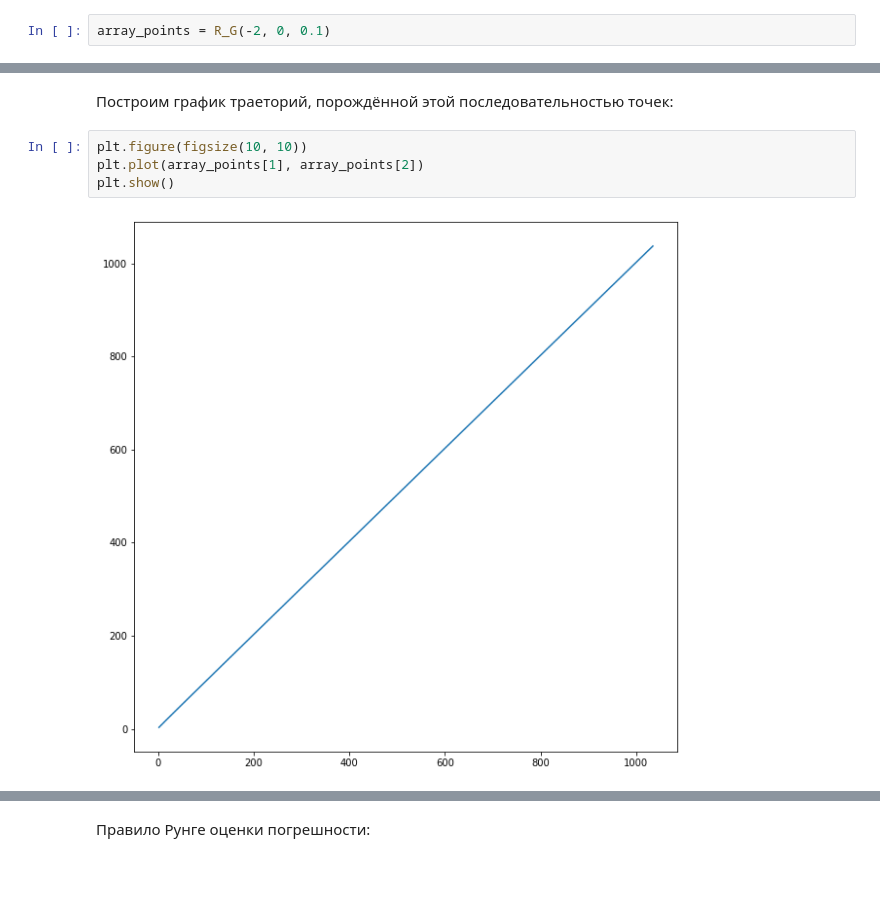
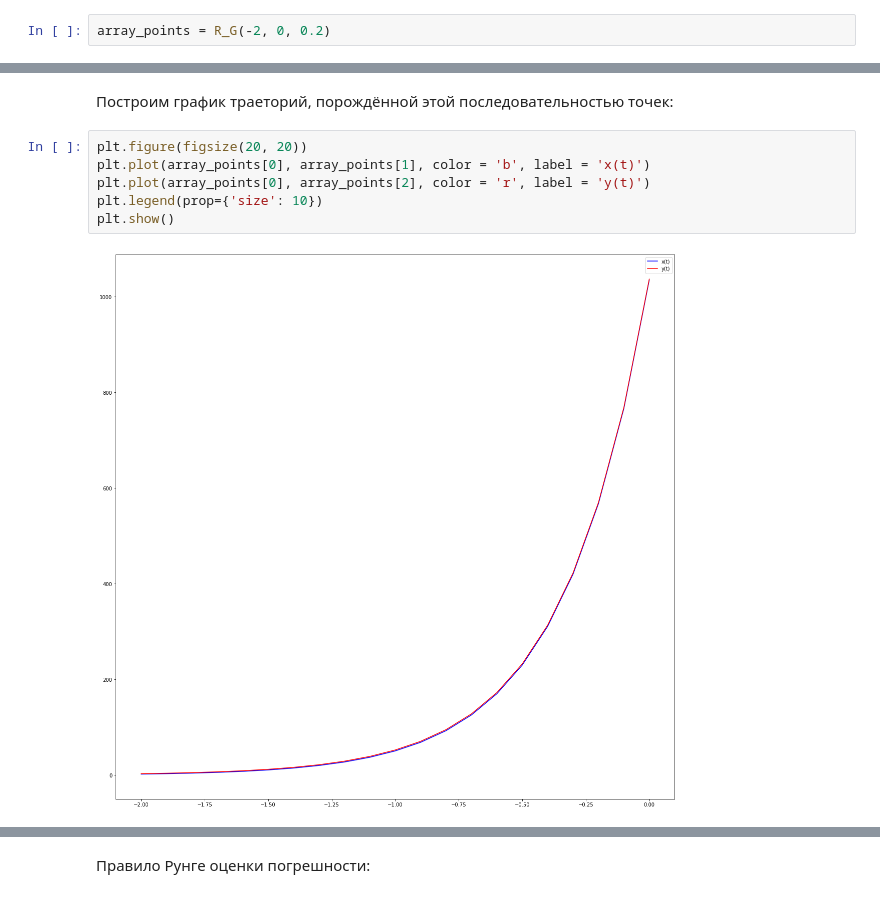
Before and after one commit to Nexls/num_methods, a Jupyter notebook: Lab_3_2.ipynb, the cells around one changed output, grey strips where cells are left out. Saved outputs shown, nothing was run; the diff lists cells and outputs as text.

```diff
--- a/Lab_3_2.ipynb
+++ b/Lab_3_2.ipynb
@@ -72,7 +70,7 @@ def R_G(low, high, h):
         i += 1
     return t, xi, yi
 # %%
-array_points = R_G(-2, 0, 0.1)
+array_points = R_G(-2, 0, 0.2)
 # %%
 data = pd.DataFrame(index = ['t', 'x', 'y'],
                    data = [array_points[0], array_points[1], array_points[2]]).T
@@ -101,8 +94,10 @@ data
 # %% [markdown]
 Построим график траеторий, порождённой этой последовательностью точек:
 # %%
-plt.figure(figsize(10, 10))
-plt.plot(array_points[1], array_points[2])
+plt.figure(figsize(20, 20))
+plt.plot(array_points[0], array_points[1], color = 'b', label = 'x(t)')
+plt.plot(array_points[0], array_points[2], color = 'r', label = 'y(t)')
+plt.legend(prop={'size': 10})
 plt.show()
 # %% [output]
-[figure, old version]
+[figure, new version]
```
Also changed, not shown: parts of 11 cells of this notebook, 5 other files.
